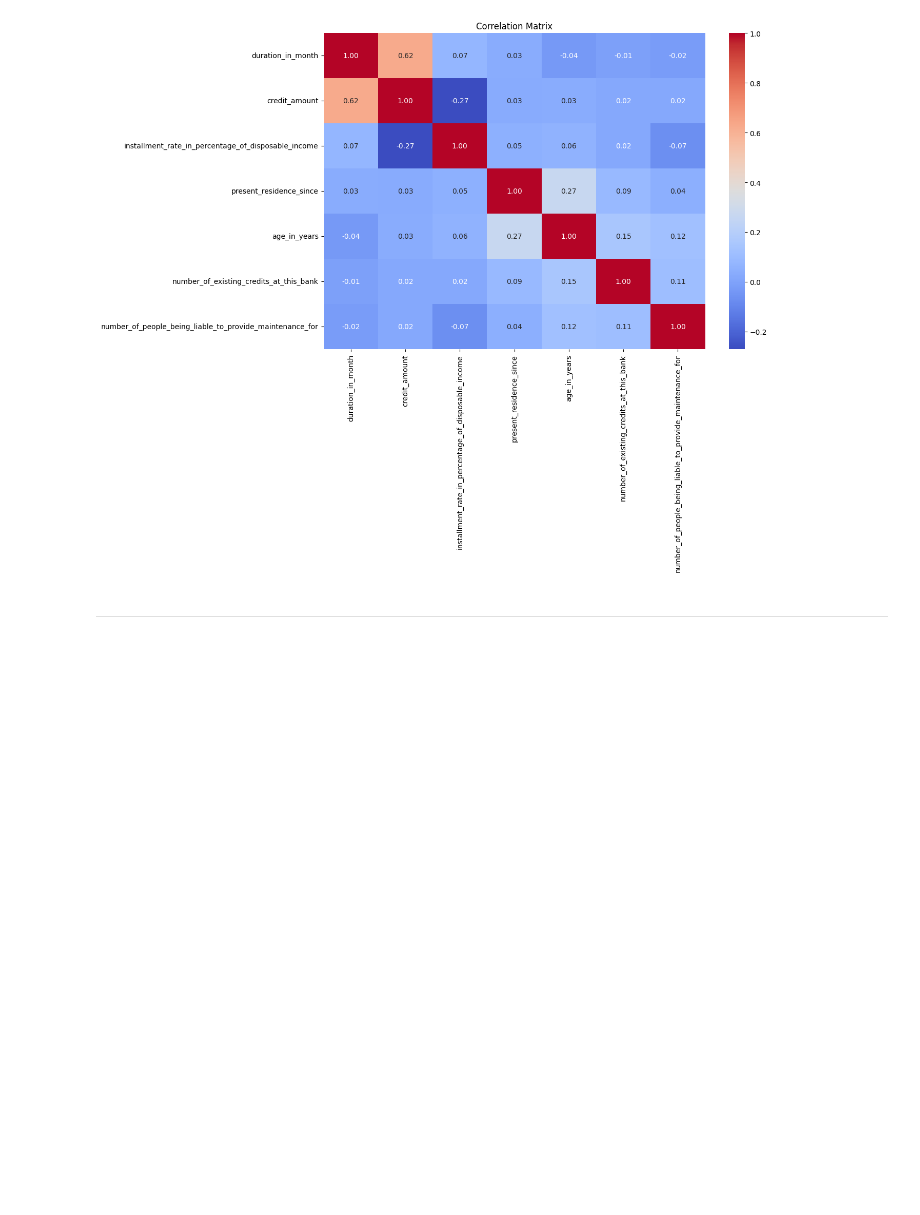
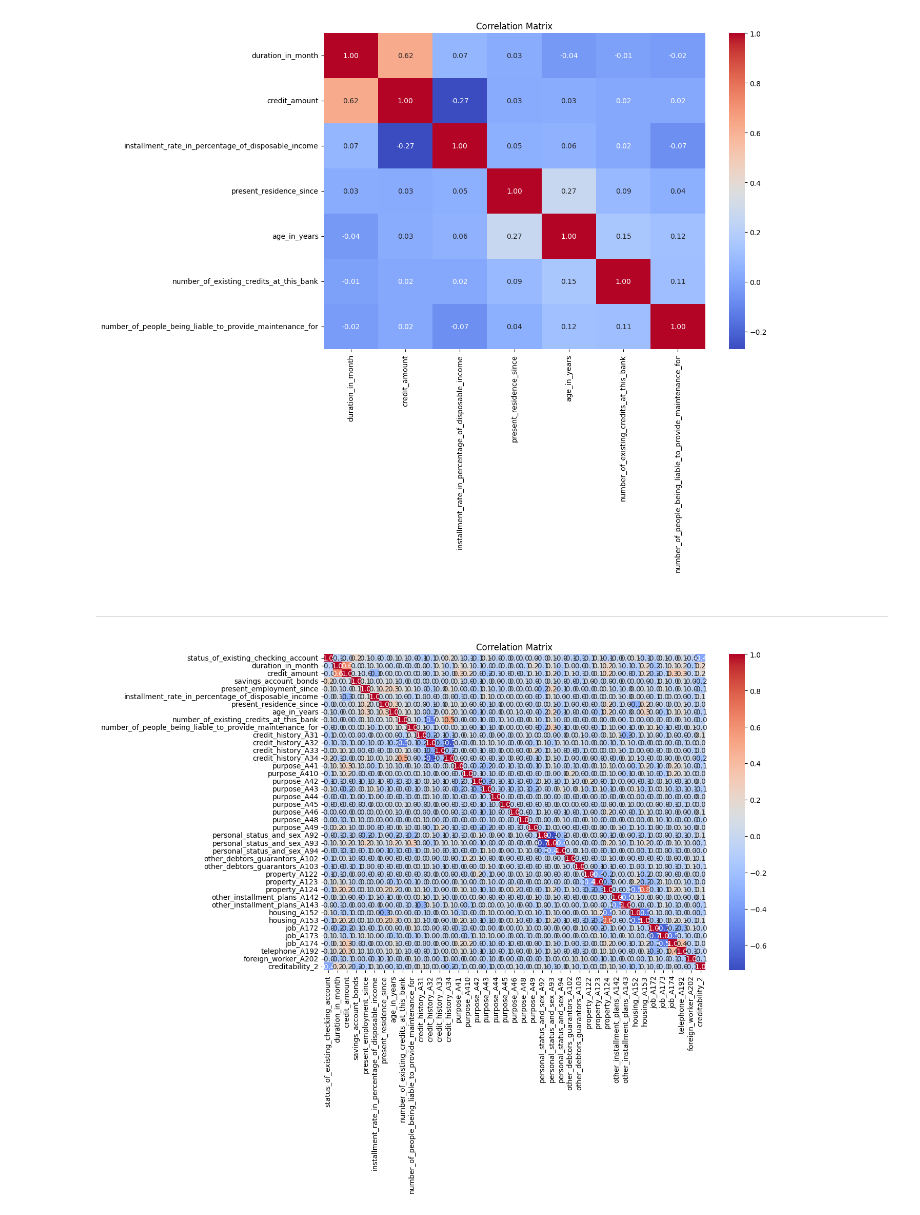
Before and after one commit to jdaguilar/machine-learning-zoomcamp-capstone-project, a Jupyter notebook: eda/eda.ipynb, the cells around one changed output. Saved outputs shown, nothing was run; the diff lists cells and outputs as text; code cells hidden in the pictures; blank space fills up the shorter version.

Commit message:
see correlation between categorical variables

```diff
--- a/eda/eda.ipynb
+++ b/eda/eda.ipynb
@@ -144,3 +144,30 @@ plt.show()
 [figure]
 # %% [markdown]
 ---
+# %%
+# Define the mappings for ordinal variables
+ordinal_mappings = {
+    "status_of_existing_checking_account": {
+        "< 0 DM": 1,
+        "0 <= ... < 200 DM": 2,
+        ">= 200 DM / salary assignments for at least 1 year": 3,
+        "no checking account": 4,
+    },
+    "savings_account_bonds": {
+        "< 100 DM": 1,
+        "100 <= ... < 500 DM": 2,
+        "500 <= ... < 1000 DM": 3,
+        ">= 1000 DM": 4,
+        "unknown/ no savings account": 5,
+    },
+    "present_employment_since": {
+        "unemployed": 1,
+        "< 1 year": 2,
+        "1 <= ... < 4 years": 3,
+        "4 <= ... < 7 years": 4,
+        ">= 7 years": 5,
+    },
+}
+
+# Replace the ordinal values
+df = df.replace(ordinal_mappings)
@@ -146,0 +247,4 @@ plt.show()
+# %%
+df = df.replace(cat_mappings)
+# %%
+df = pd.get_dummies(df, columns=cat_cols_list, drop_first=True)
@@ -146,0 +253,9 @@ plt.show()
+# %%
+# Correlation analysis
+plt.figure(figsize=(12, 8))
+correlation_matrix = df.corr()
+sns.heatmap(correlation_matrix, annot=True, cmap='coolwarm', fmt='.1f')
+plt.title('Correlation Matrix')
+plt.show()
+# %% [output]
+[figure, added]
```
Also changed, not shown: parts of 4 cells of this notebook.
